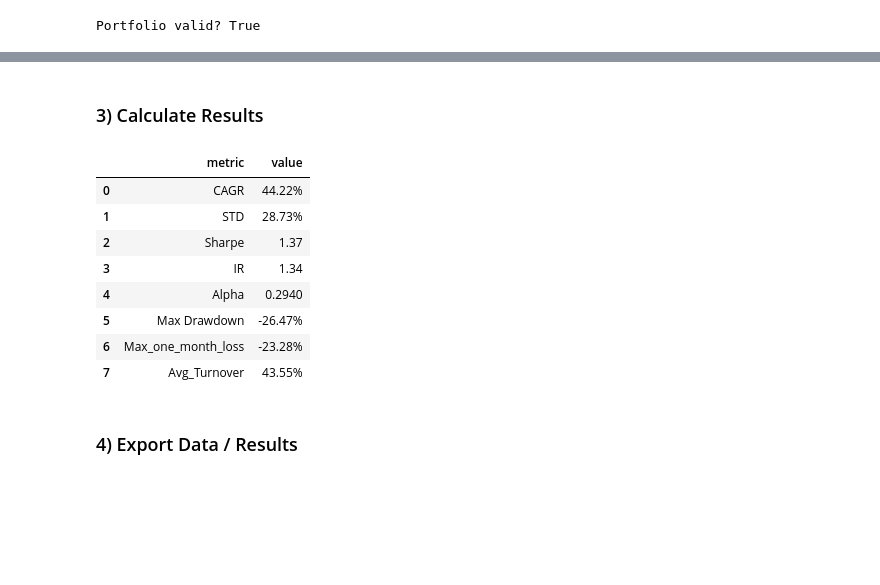
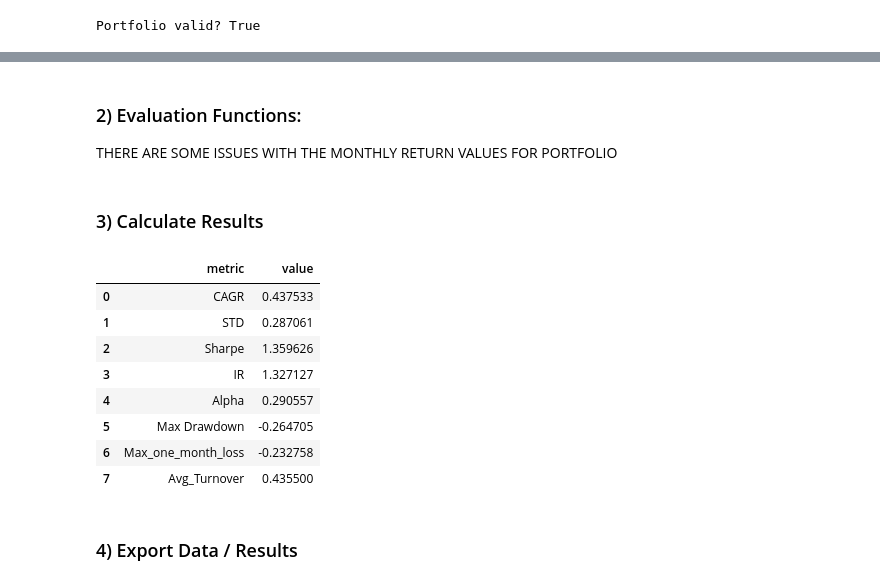
Before and after one commit to ErikHunter04/website, a Jupyter notebook: Evaluate.ipynb, the cells around one changed output, grey strips where cells are left out. Cells and saved outputs as stored; diff of their text form; code cells hidden in the pictures; blank space fills up the shorter version.

```diff
--- a/Evaluate.ipynb
+++ b/Evaluate.ipynb
@@ -24,3 +24,3 @@ DATA_DIR = Path.cwd() / "data"
 # %%
 # Change this path to your file
-PORTFOLIO_CSV = "final_portfolio_with_returns.csv"  # columns: date,id,weight,stock_ret
+PORTFOLIO_CSV = DATA_DIR / "prtf_ret.csv"  # columns: date, id, weight, stock_ret
@@ -175,2 +248,5 @@ mret_df.head()
+# %% [markdown]
+### 2) Evaluation Functions:
+THERE ARE SOME ISSUES WITH THE MONTHLY RETURN VALUES FOR PORTFOLIO
 # %%
 # Risk / Return Helpers (annualized where relevant)
@@ -512,36 +490,17 @@ MKT_CSV = DATA_DIR / "mkt_ind.csv"  # expects columns: year, month, rf, ret
 # %%
-# Metrics:
-mret_df = monthly_return(portfolio_df)
-
-stats = summary_statistics(portfolio_df, mkt_csv_path=MKT_CSV)
-
-# metrics to express in percent
-PCT_METRICS = {"CAGR", "STD", "Max Drawdown", "Max_one_month_loss", "Avg_Turnover"}
-
-stats_pct = stats.copy()
-stats_pct.loc[stats_pct["metric"].isin(PCT_METRICS), "value"] *= 100.0
-
-# pretty display: add a formatted string column
-def _fmt_row(row):
-    if row["metric"] in PCT_METRICS:
-        return f"{row['value']:.2f}%"
-    if row["metric"] in {"Sharpe", "IR"}:
-        return f"{row['value']:.2f}"
-    return f"{row['value']:.4f}"
-
-stats_pct["value_formatted"] = stats_pct.apply(_fmt_row, axis=1)
-stats_output = stats_pct[["metric", "value_formatted"]].rename(columns={"value_formatted":"value"})
-stats_output
+# Calculate Stats
+stats = summary_statistics()
+stats
 # %% [output]
 |  | metric | value |
-| 0 | CAGR | 44.22% |
-| 1 | STD | 28.73% |
-| 2 | Sharpe | 1.37 |
-| 3 | IR | 1.34 |
-| 4 | Alpha | 0.2940 |
-| 5 | Max Drawdown | -26.47% |
-| 6 | Max_one_month_loss | -23.28% |
-| 7 | Avg_Turnover | 43.55% |
+| 0 | CAGR | 0.437533 |
+| 1 | STD | 0.287061 |
+| 2 | Sharpe | 1.359626 |
+| 3 | IR | 1.327127 |
+| 4 | Alpha | 0.290557 |
+| 5 | Max Drawdown | -0.264705 |
+| 6 | Max_one_month_loss | -0.232758 |
+| 7 | Avg_Turnover | 0.435500 |
 # %% [markdown]
 ### 4) Export Data / Results
 # %%
```
Also changed, not shown: parts of 18 cells of this notebook, 15 other files.
